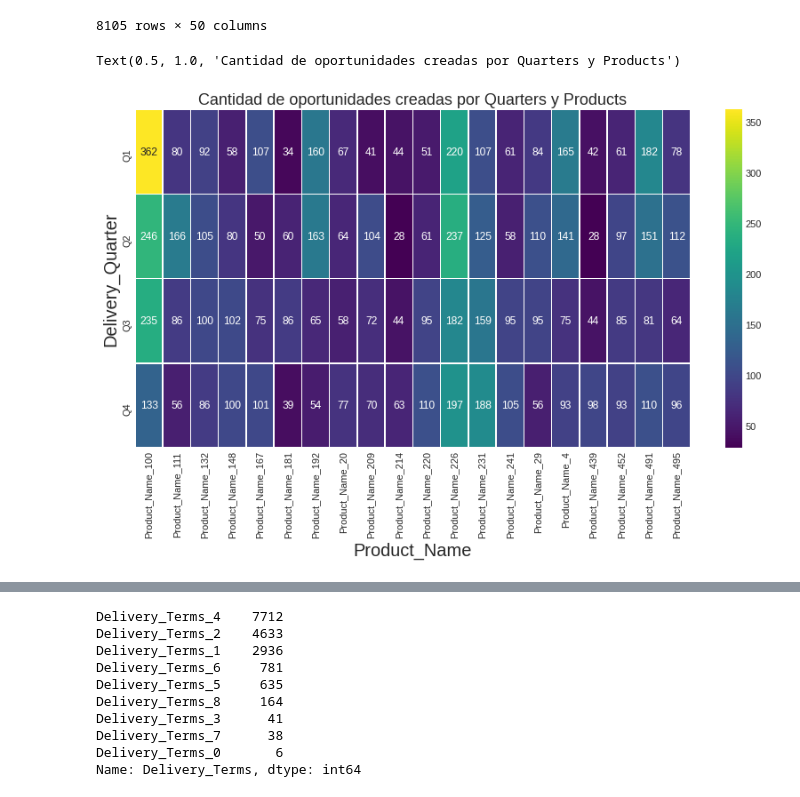
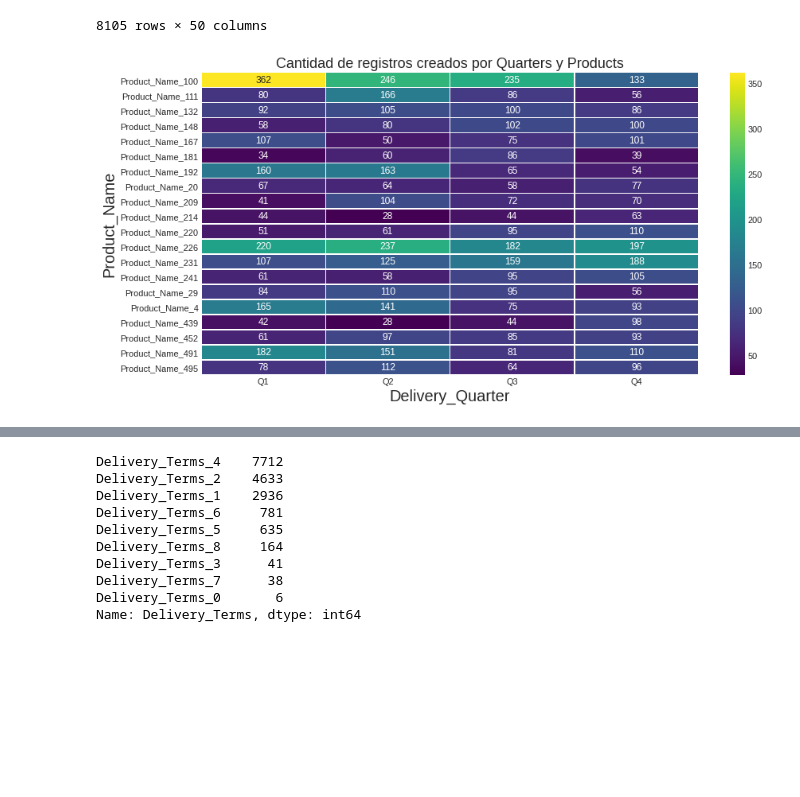
Before and after one commit to nazar9318/datos-TP1-Pandas-2c2020, a Jupyter notebook: notebooks/notebook_Lucas.ipynb, the cells around one changed output, grey strips where cells are left out. Cells and saved outputs as stored; diff of their text form; code cells hidden in the pictures; blank space fills up the shorter version.

```diff
--- a/notebooks/notebook_Lucas.ipynb
+++ b/notebooks/notebook_Lucas.ipynb
@@ -747,16 +747,18 @@ top_products
 | 16944 | 8792 | EMEA | Austria | 1 | 1 | 1 | ... |
 8105 rows × 50 columns
 # %%
+##FALTA AGREGAR
+
 top_quarters_product = top_products.groupby(['Delivery_Quarter', 'Product_Name']).agg({'count' : 'count'}).reset_index()
-pivoted_top_quarters = top_quarters_product.pivot("Delivery_Quarter", "Product_Name", "count").fillna(0).astype(int)
+pivoted_top_quarters = top_quarters_product.pivot("Product_Name",'Delivery_Quarter', "count").fillna(0).astype(int)
 f, ax = mplt.subplots(figsize=(14, 7))
 sns.heatmap(pivoted_top_quarters, annot=True, fmt="d",cmap='viridis', linewidths=.5, ax=ax)
-title="Cantidad de oportunidades creadas por Quarters y Products"
+title="Cantidad de registros creados por Quarters y Products"
 mplt.title(title,fontsize=18)
 #product_Dataset.nlargest(10, 'count')
+f.savefig("registros_por_quarter_productos.png",bbox_inches = 'tight')
 # %% [output]
-Text(0.5, 1.0, 'Cantidad de oportunidades creadas por Quarters y Products')
-[figure, old version]
+[figure, new version]
 # %%
 lista_top_product = dataset_wins['Product_Name'].value_counts().head(20).index.tolist()
 top_products = dataset_wins[dataset_wins['Product_Name'].isin(lista_top_product)]
```
Also changed, not shown: parts of 34 cells of this notebook.
